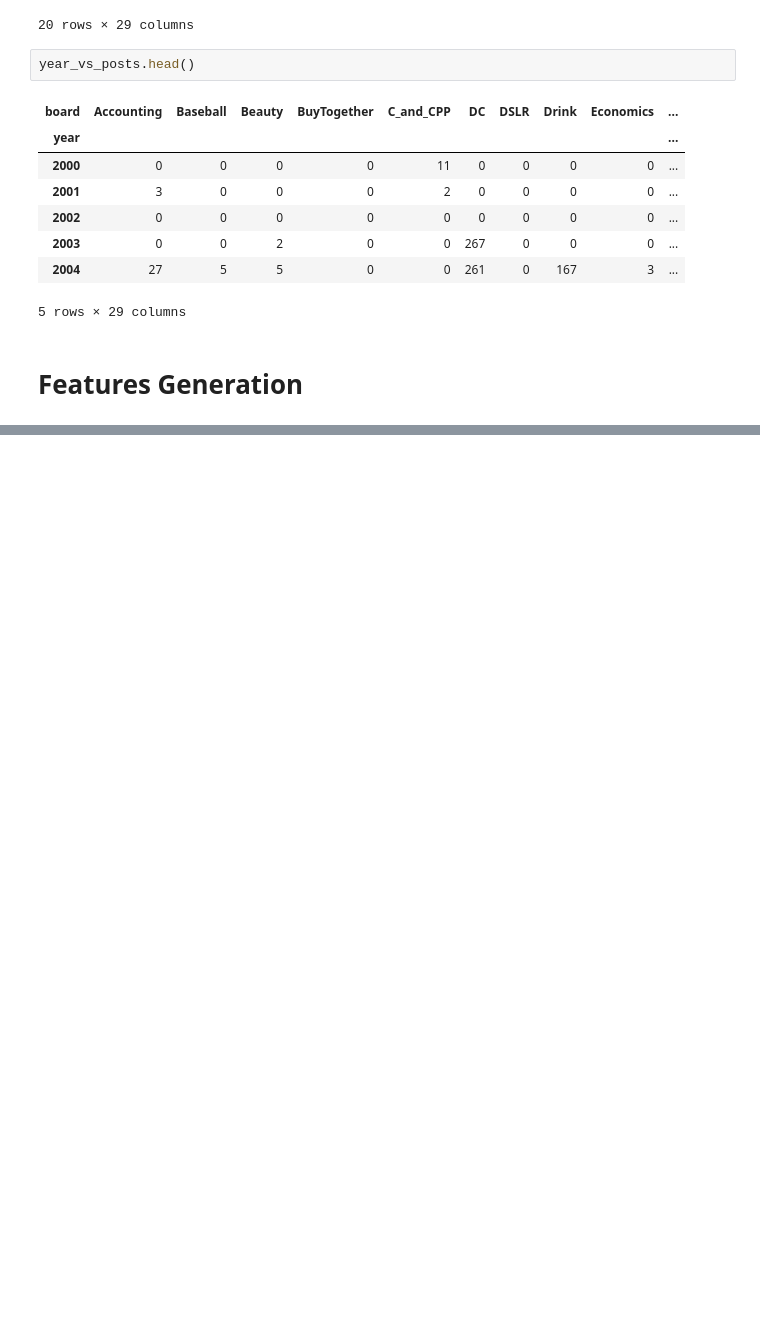
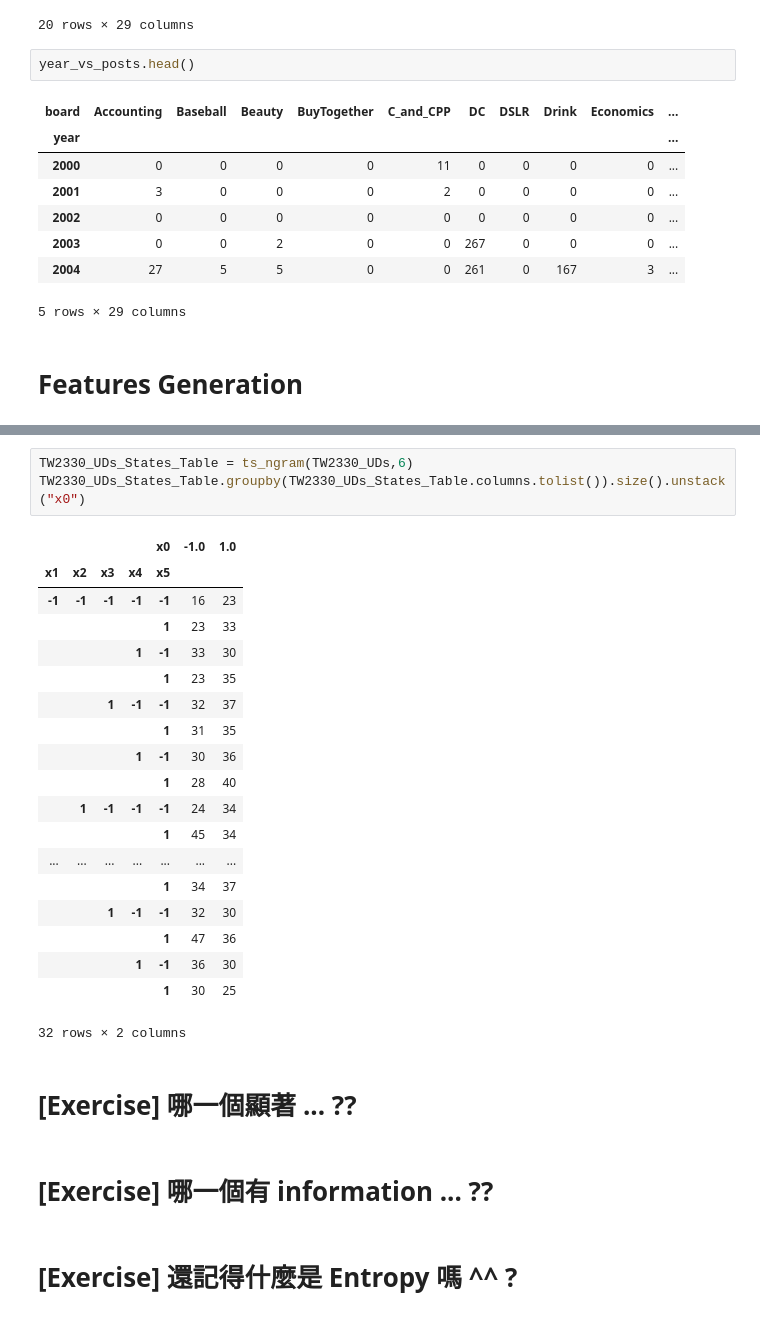
Before and after one commit to c3h3/PyData-Notes, a Jupyter notebook: pycontw2014/playdata/preprocessing/DataPreprocessing.ipynb, the cells around one changed output, grey strips where cells are left out. Saved outputs shown, nothing was run; the diff lists cells and outputs as text; blank space fills up the shorter version.

```diff
--- a/pycontw2014/playdata/preprocessing/DataPreprocessing.ipynb
+++ b/pycontw2014/playdata/preprocessing/DataPreprocessing.ipynb
@@ -844,0 +1072,29 @@ year_vs_posts.head()
+# %%
+TW2330_UDs_States_Table = ts_ngram(TW2330_UDs,6)
+TW2330_UDs_States_Table.groupby(TW2330_UDs_States_Table.columns.tolist()).size().unstack("x0")
+# %% [output]
+|  |  |  |  | x0 | -1.0 | 1.0 |
+| x1 | x2 | x3 | x4 | x5 |  |  |
+| -1 | -1 | -1 | -1 | -1 | 16 | 23 |
+|  |  |  |  | 1 | 23 | 33 |
+|  |  |  | 1 | -1 | 33 | 30 |
+|  |  |  |  | 1 | 23 | 35 |
+|  |  | 1 | -1 | -1 | 32 | 37 |
+|  |  |  |  | 1 | 31 | 35 |
+|  |  |  | 1 | -1 | 30 | 36 |
+|  |  |  |  | 1 | 28 | 40 |
+|  | 1 | -1 | -1 | -1 | 24 | 34 |
+|  |  |  |  | 1 | 45 | 34 |
+| ... | ... | ... | ... | ... | ... | ... |
+|  |  |  |  | 1 | 34 | 37 |
+|  |  | 1 | -1 | -1 | 32 | 30 |
+|  |  |  |  | 1 | 47 | 36 |
+|  |  |  | 1 | -1 | 36 | 30 |
+|  |  |  |  | 1 | 30 | 25 |
+32 rows × 2 columns
+# %% [markdown]
+# [Exercise] 哪一個顯著 ... ??
+# %% [markdown]
+# [Exercise] 哪一個有 information ... ??
+# %% [markdown]
+# [Exercise] 還記得什麼是 Entropy 嗎 ^^ ?
```
Also changed, not shown: parts of 47 cells of this notebook.
